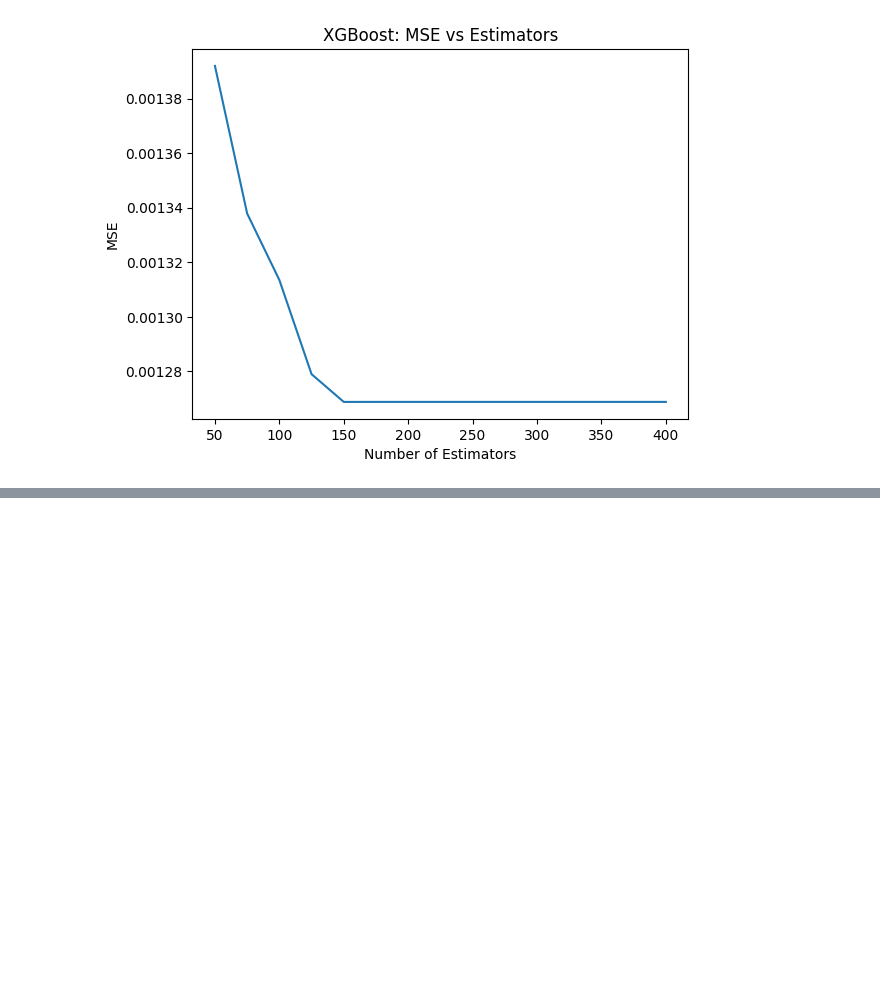
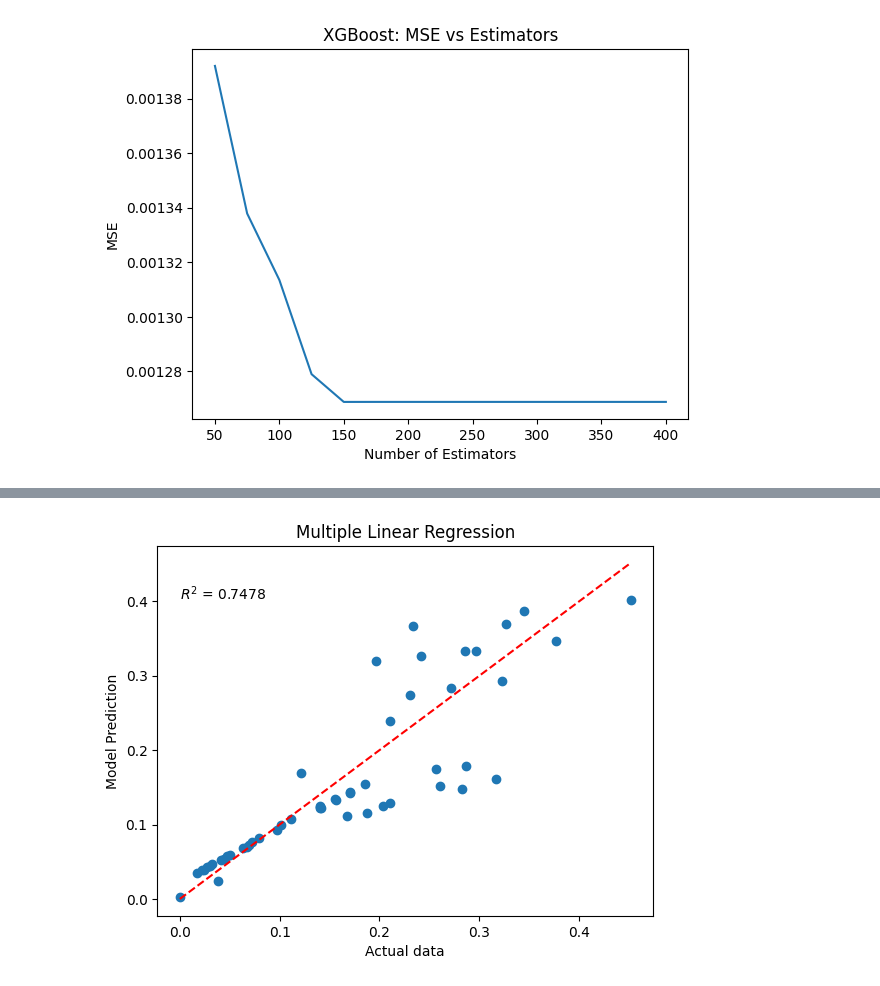
Before and after one commit to PSRINIVAS07/Basic-Chatbot, a Jupyter notebook: thermal_conductivity_model 4 models.ipynb, the cells around one changed output, grey strips where cells are left out. Cells and saved outputs as stored; diff of their text form; code cells hidden in the pictures; blank space fills up the shorter version.

```diff
--- a/thermal_conductivity_model 4 models.ipynb
+++ b/thermal_conductivity_model 4 models.ipynb
@@ -671,0 +716,21 @@ plt.show()
+# %%
+from sklearn.linear_model import LinearRegression
+
+mlr_model = LinearRegression()
+mlr_model.fit(X_train, y_train)
+y_pred_mlr = mlr_model.predict(X_test)
+
+r2_mlr = r2_score(y_test, y_pred_mlr)
+
+plt.figure()
+plt.scatter(y_test, y_pred_mlr)
+plt.plot([y_test.min(), y_test.max()],
+         [y_test.min(), y_test.max()],
+         'r--')
+plt.xlabel("Actual data")
+plt.ylabel("Model Prediction")
+plt.title("Multiple Linear Regression")
+plt.text(y_test.min(), y_pred_mlr.max(), f"$R^2$ = {r2_mlr:.4f}")
+plt.show()
+# %% [output]
+[figure, added]
```
Also changed, not shown: parts of 10 cells of this notebook.
